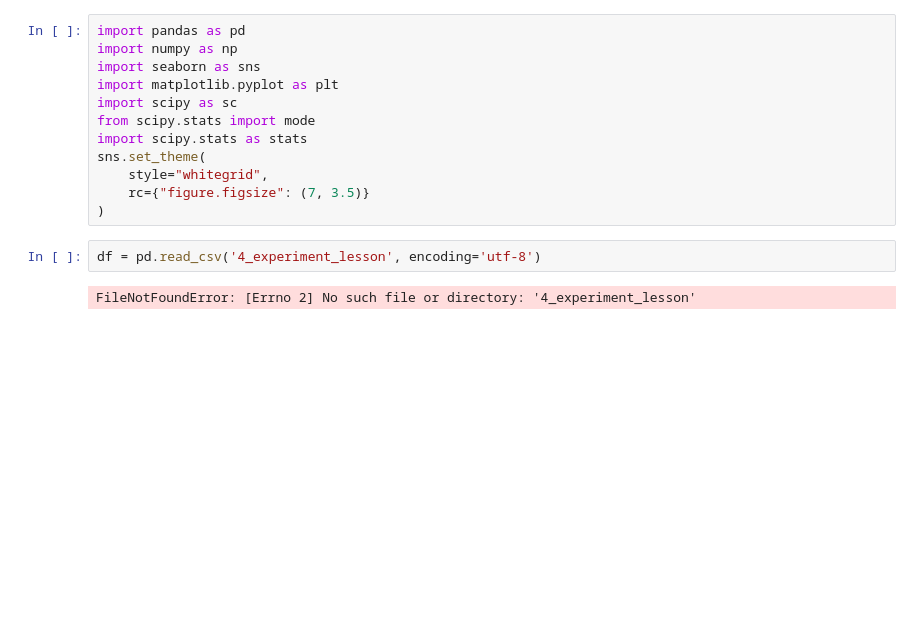
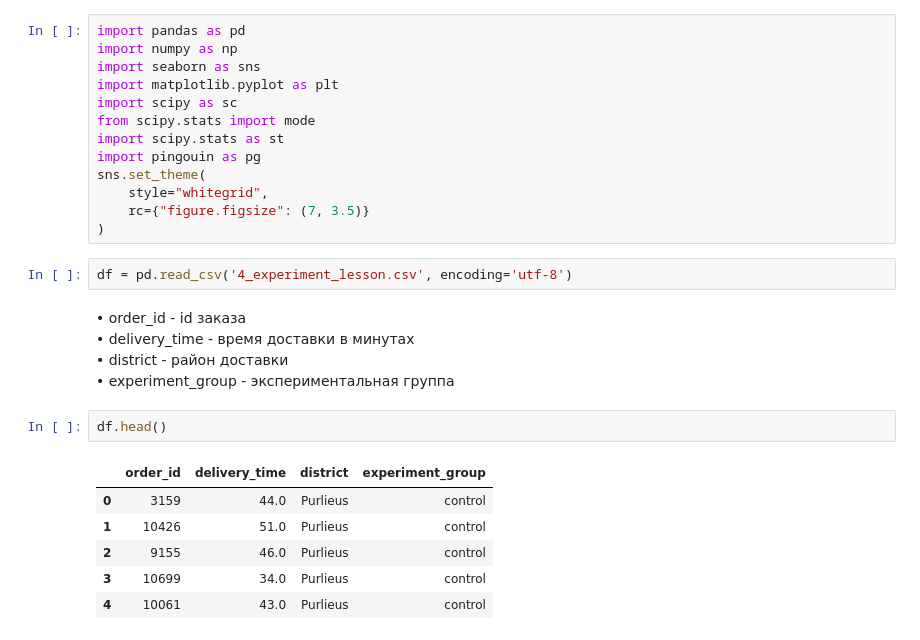
Before and after one commit to Praldmur/Simulation, a Jupyter notebook: 6_mod/4.ipynb, the cells around one changed output. Saved outputs shown, nothing was run; the diff lists cells and outputs as text; blank space fills up the shorter version.

```diff
--- a/6_mod/4.ipynb
+++ b/6_mod/4.ipynb
@@ -5,12 +5,25 @@ import seaborn as sns
 import matplotlib.pyplot as plt
 import scipy as sc
 from scipy.stats import mode
-import scipy.stats as stats
+import scipy.stats as st
+import pingouin as pg
 sns.set_theme(
     style="whitegrid",
     rc={"figure.figsize": (7, 3.5)}
 )
 # %%
-df = pd.read_csv('4_experiment_lesson', encoding='utf-8')
+df = pd.read_csv('4_experiment_lesson.csv', encoding='utf-8')
-# %% [output]
-FileNotFoundError: [Errno 2] No such file or directory: '4_experiment_lesson'
+# %% [markdown]
+•	order_id - id заказа
+•	delivery_time - время доставки в минутах
+•	district - район доставки
+•	experiment_group - экспериментальная группа
+# %%
+df.head()
+# %% [output]
+|  | order_id | delivery_time | district | experiment_group |
+| 0 | 3159 | 44.0 | Purlieus | control |
+| 1 | 10426 | 51.0 | Purlieus | control |
+| 2 | 9155 | 46.0 | Purlieus | control |
+| 3 | 10699 | 34.0 | Purlieus | control |
+| 4 | 10061 | 43.0 | Purlieus | control |
```
Also changed, not shown: parts of 18 cells of this notebook, 2 other files.
